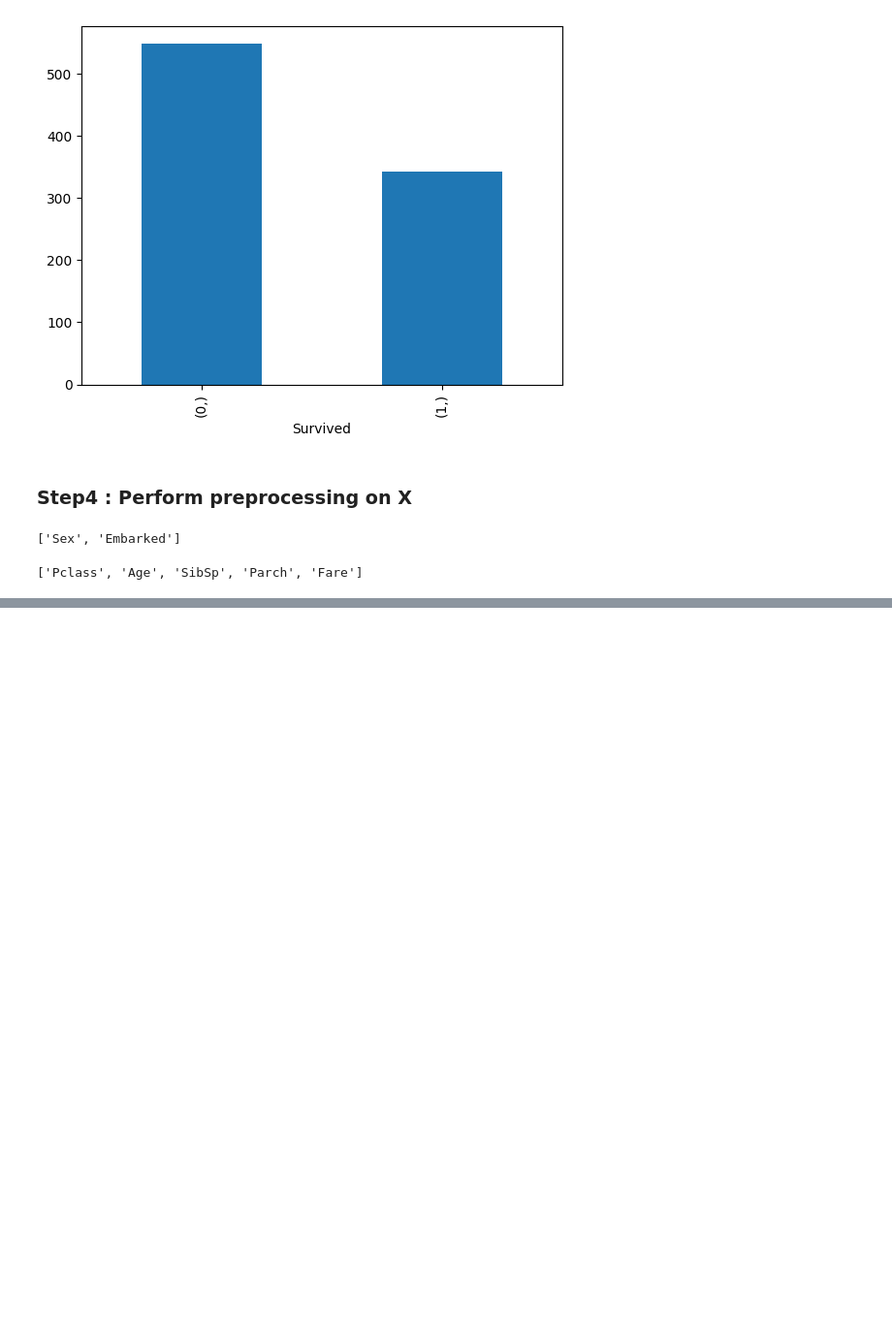
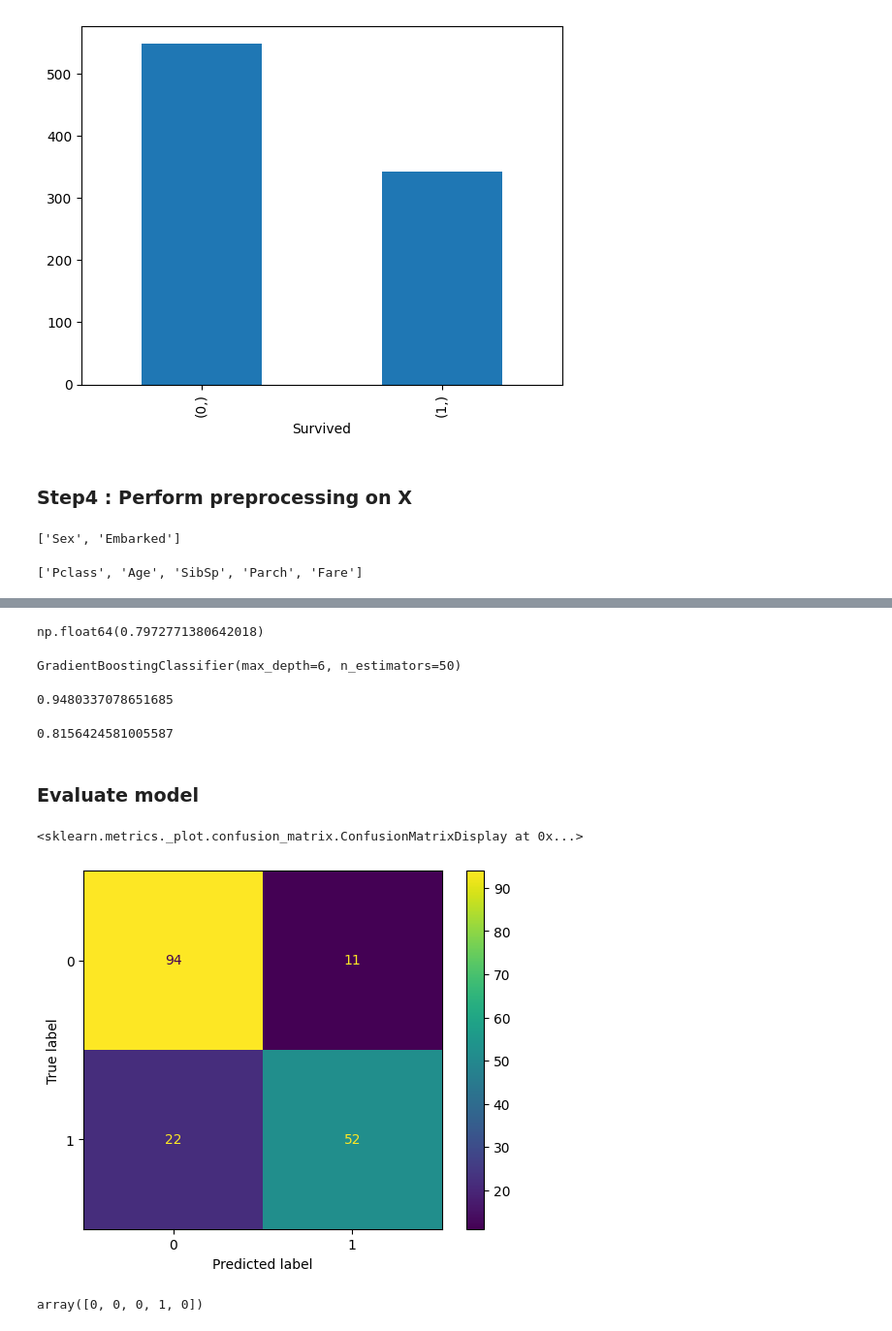
Before and after one commit to vaishaliraut/MLVscode_Demo, a Jupyter notebook: Ensemble Techniques/ensemble.ipynb, the cells around one changed output, grey strips where cells are left out. Shown: that part at 97% size. Saved outputs shown, nothing was run; the diff lists cells and outputs as text; code cells hidden in the pictures; blank space fills up the shorter version.

```diff
--- a/Ensemble Techniques/ensemble.ipynb
+++ b/Ensemble Techniques/ensemble.ipynb
@@ -147,0 +157,3 @@ ValueError: too many values to unpack (expected 2)
+# %%
+from sklearn.model_selection import train_test_split
+xtrain, xtest, ytrain, ytest = train_test_split(X_pre, Y, test_size=0.2, random_state=42)
@@ -147,0 +335,8 @@ ValueError: too many values to unpack (expected 2)
+# %%
+params2 = {'n_estimators': [10,50,100,200,300],
+           'learning_rate': [0.01,0.05,0.1,0.2],
+           'max_depth':[2,3,4,5,6,7]}
+# %%
+gbc = GradientBoostingClassifier()
+rscv2 = RandomizedSearchCV(gbc, param_distributions=params2, cv=5, scoring='f1_macro')
+rscv2.fit (xtrain,ytrain)
@@ -147,0 +354,24 @@ ValueError: too many values to unpack (expected 2)
+# %%
+rscv2.best_score_
+# %% [output]
+np.float64(0.7972771380642018)
+# %%
+best_gbc = rscv2.best_estimator_
+best_gbc
+# %% [output]
+GradientBoostingClassifier(max_depth=6, n_estimators=50)
+# %%
+best_gbc.score(xtrain,ytrain)
+# %% [output]
+0.9480337078651685
+# %%
+best_gbc.score(xtest,ytest)
+# %% [output]
+0.8156424581005587
+# %% [markdown]
+### Evaluate model
+# %%
+ConfusionMatrixDisplay.from_estimator(best_gbc, xtest, ytest)
+# %% [output]
+<sklearn.metrics._plot.confusion_matrix.ConfusionMatrixDisplay at 0x...>
+[figure, added]
@@ -147,0 +381,4 @@ ValueError: too many values to unpack (expected 2)
+# %%
+ypred_test2[0:5]
+# %% [output]
+array([0, 0, 0, 1, 0])
```
Also changed, not shown: parts of 63 cells of this notebook.
